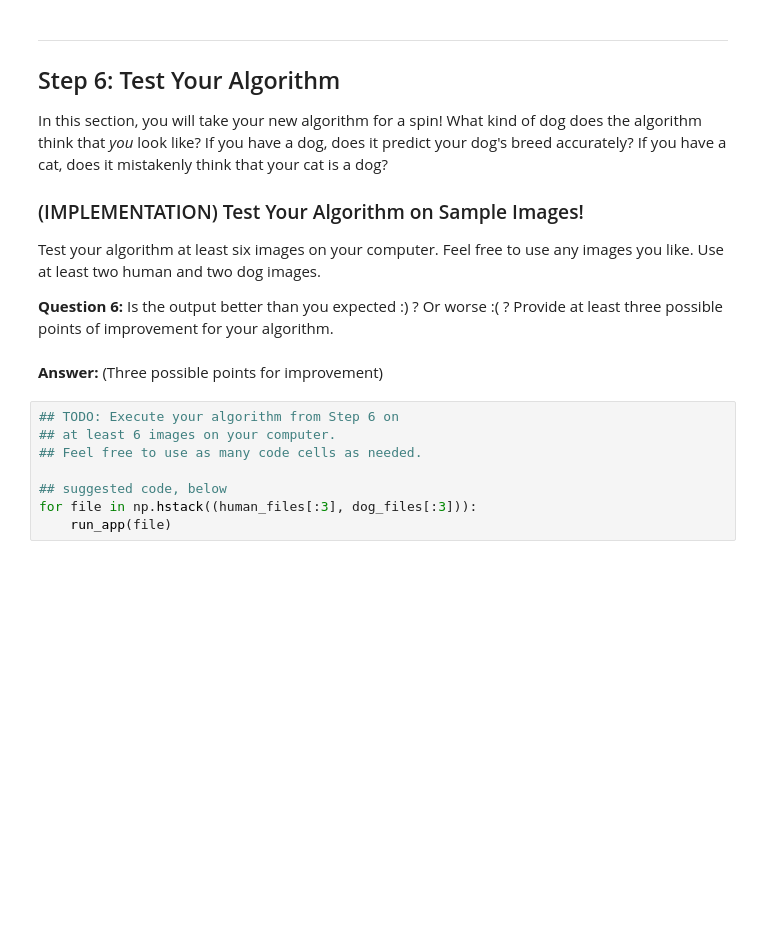
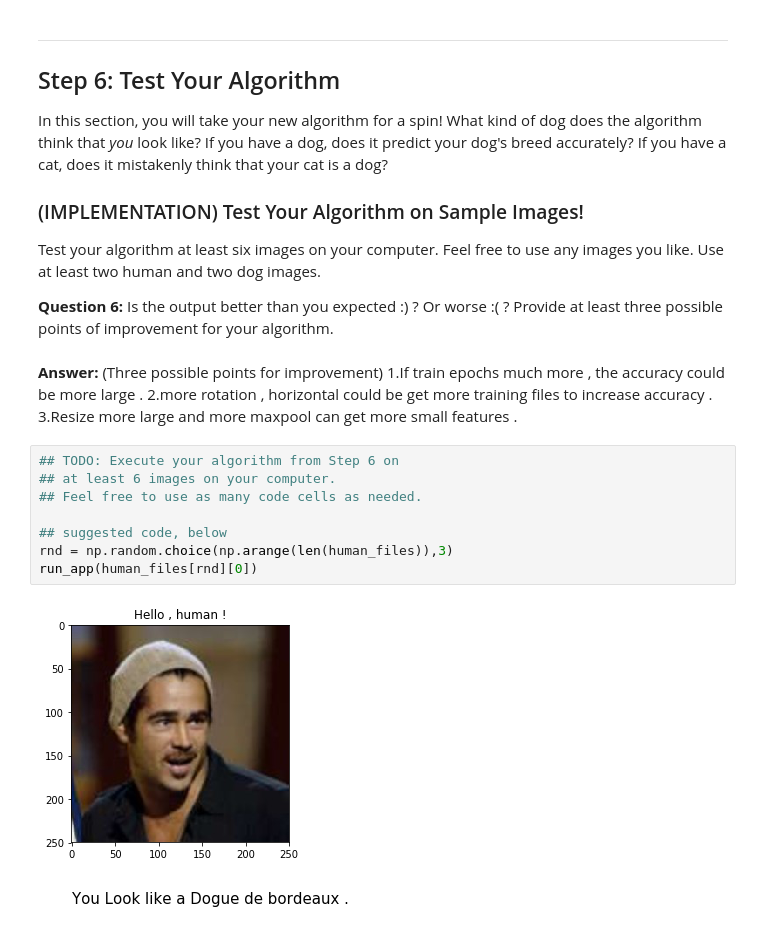
Before and after one commit to buneo7685/Deep-Learning-Nanodegree-Udacity, a Jupyter notebook: project-dog-classification/dog_app.ipynb, the cells around one changed output. Drawn from its saved outputs; the diff is of its cells as text; blank space fills up the shorter version.

```diff
--- a/project-dog-classification/dog_app.ipynb
+++ b/project-dog-classification/dog_app.ipynb
@@ -793,13 +806,18 @@ In this section, you will take your new algorithm for a spin!  What kind of dog
 Test your algorithm at least six images on your computer.  Feel free to use any images you like.  Use at least two human and two dog images.
 
 __Question 6:__ Is the output better than you expected :) ?  Or worse :( ?  Provide at least three possible points of improvement for your algorithm.
-# %% [markdown]
-__Answer:__ (Three possible points for improvement)
+# %% [markdown]
+__Answer:__ (Three possible points for improvement)
+1.If train epochs much more , the accuracy could be more large .
+2.more rotation , horizontal could be get more training files to increase accuracy .
+3.Resize more large and more maxpool can get more small features .
 # %%
 ## TODO: Execute your algorithm from Step 6 on
 ## at least 6 images on your computer.
 ## Feel free to use as many code cells as needed.
 
 ## suggested code, below
-for file in np.hstack((human_files[:3], dog_files[:3])):
-    run_app(file)
+rnd = np.random.choice(np.arange(len(human_files)),3)
+run_app(human_files[rnd][0])
+# %% [output]
+[figure, added]
```
Also changed, not shown: parts of 21 cells of this notebook.
